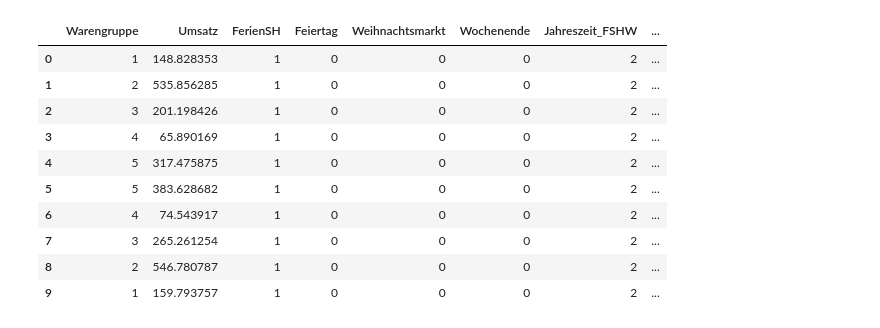
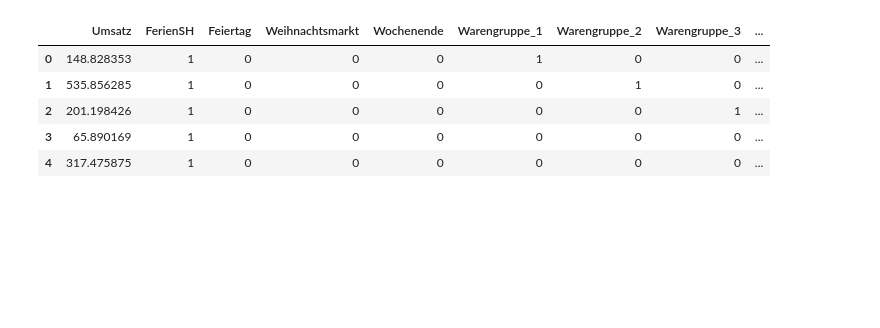
Before and after one commit to FabsenMc/bakery_prediction, a Jupyter notebook: 3_Model/model.ipynb, the cells around one changed output. Saved outputs shown, nothing was run; the diff lists cells and outputs as text; code cells hidden in the pictures; blank space fills up the shorter version.

```diff
--- a/3_Model/model.ipynb
+++ b/3_Model/model.ipynb
@@ -6,38 +6,46 @@ import matplotlib.pyplot as plt
 from sklearn.model_selection import train_test_split
 from sklearn.linear_model import LinearRegression, Ridge
 from sklearn.metrics import mean_squared_error
-# %%
-# Einlesen des Trainingdatensatzes ohne Lücken
-url_train = "https://raw.githubusercontent.com/FabsenMc/bakery_prediction/main/0_DataPreparation/train_data_no_missing_data.csv"
-train_data_nmd = pd.read_csv(url_train, usecols=['Datum', 'Warengruppe', 'Temperatur_Kategorie', 'Jahreszeit_FSHW', 'FerienSH', 'Feiertag', 'Weihnachtsmarkt', 'Wochenende', 'Umsatz'])
-
-df = train_data_nmd
-
-df.head()
-
-df = df.drop('Datum', axis=1)
-
-# Definieren Sie ein Mapping von den alten zu den neuen Werten
-mapping = {'Hoch': 3, 'Mittel': 2, 'Niedrig': 1}
-
-# Wenden Sie das Mapping auf die Spalte an
-df['Temperatur_Kategorie'] = df['Temperatur_Kategorie'].map(mapping)
-df['Temperatur_Kategorie'] = df['Temperatur_Kategorie'].fillna(0.0)
-df['Temperatur_Kategorie'] = df['Temperatur_Kategorie'].astype('int64')
-
-df.head(10)
-# %% [output]
-|  | Warengruppe | Umsatz | FerienSH | Feiertag | Weihnachtsmarkt | Wochenende | Jahreszeit_FSHW | ... |
-| 0 | 1 | 148.828353 | 1 | 0 | 0 | 0 | 2 | ... |
-| 1 | 2 | 535.856285 | 1 | 0 | 0 | 0 | 2 | ... |
-| 2 | 3 | 201.198426 | 1 | 0 | 0 | 0 | 2 | ... |
-| 3 | 4 | 65.890169 | 1 | 0 | 0 | 0 | 2 | ... |
-| 4 | 5 | 317.475875 | 1 | 0 | 0 | 0 | 2 | ... |
-| 5 | 5 | 383.628682 | 1 | 0 | 0 | 0 | 2 | ... |
-| 6 | 4 | 74.543917 | 1 | 0 | 0 | 0 | 2 | ... |
-| 7 | 3 | 265.261254 | 1 | 0 | 0 | 0 | 2 | ... |
-| 8 | 2 | 546.780787 | 1 | 0 | 0 | 0 | 2 | ... |
-| 9 | 1 | 159.793757 | 1 | 0 | 0 | 0 | 2 | ... |
+# %%
+# Einlesen des Trainingdatensatzes ohne Lücken
+url_train = "https://raw.githubusercontent.com/FabsenMc/bakery_prediction/main/0_DataPreparation/train_data_no_missing_data.csv"
+train_data_nmd = pd.read_csv(url_train, usecols=['Datum', 'Warengruppe', 'Temperatur_Kategorie', 'Jahreszeit_FSHW', 'FerienSH', 'Feiertag', 'Weihnachtsmarkt', 'Wochenende', 'Umsatz'])
+
+df = train_data_nmd
+
+df.head()
+
+df = df.drop('Datum', axis=1)
+
+df['Temperatur_Kategorie'] = df['Temperatur_Kategorie'].fillna('Niedrig')
+df['Temperatur_Kategorie'] = df['Temperatur_Kategorie'].replace('0.0', 'Niedrig')
+
+df['Jahreszeit_FSHW'] = df['Jahreszeit_FSHW'].astype(str)
+df['Jahreszeit_Temperatur'] = (df['Jahreszeit_FSHW'] + df['Temperatur_Kategorie']).astype(str)
+df = df.drop('Jahreszeit_FSHW', axis=1)
+df = df.drop('Temperatur_Kategorie', axis=1)
+
+dummies = pd.get_dummies(df['Warengruppe'], prefix='Warengruppe')
+df = pd.concat([df, dummies], axis=1)
+df = df.drop('Warengruppe', axis=1)
+df = df.replace({True: 1, False: 0})
+
+df = df.drop('Warengruppe_0', axis=1)
+
+dummies = pd.get_dummies(df['Jahreszeit_Temperatur'], prefix='Jahreszeit_Temperatur')
+df = pd.concat([df, dummies], axis=1)
+df = df.drop('Jahreszeit_Temperatur', axis=1)
+df = df.replace({True: 1, False: 0})
+
+pd.set_option('display.max_columns', None)
+df.head()
+# %% [output]
+|  | Umsatz | FerienSH | Feiertag | Weihnachtsmarkt | Wochenende | Warengruppe_1 | Warengruppe_2 | Warengruppe_3 | ... |
+| 0 | 148.828353 | 1 | 0 | 0 | 0 | 1 | 0 | 0 | ... |
+| 1 | 535.856285 | 1 | 0 | 0 | 0 | 0 | 1 | 0 | ... |
+| 2 | 201.198426 | 1 | 0 | 0 | 0 | 0 | 0 | 1 | ... |
+| 3 | 65.890169 | 1 | 0 | 0 | 0 | 0 | 0 | 0 | ... |
+| 4 | 317.475875 | 1 | 0 | 0 | 0 | 0 | 0 | 0 | ... |
 # %%
 # Importieren der benötigten Bibliotheken
 from sklearn.model_selection import train_test_split
```
Also changed, not shown: parts of 3 cells of this notebook, 6 other files.
